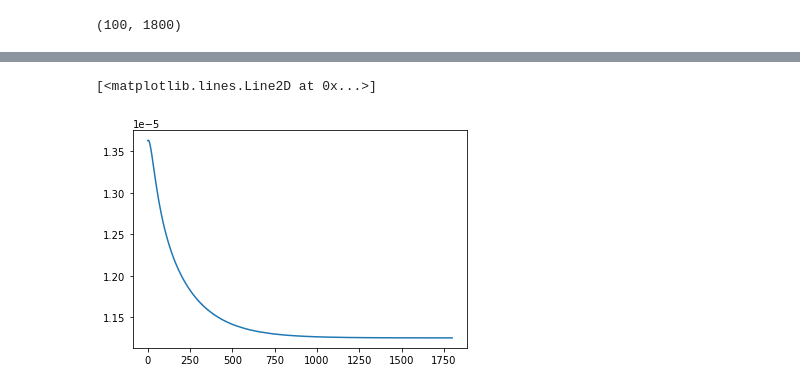
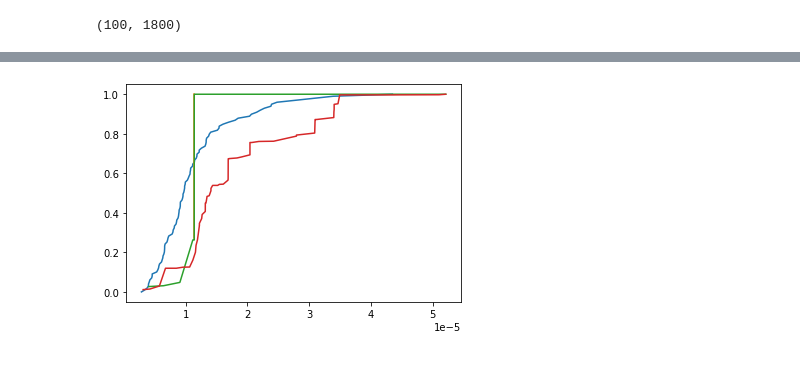
Before and after one commit to dbelivanis/Information-Theory-2, a Jupyter notebook: Optimization/check.ipynb, the cells around one changed output, grey strips where cells are left out. Cells and saved outputs as stored; diff of their text form; code cells hidden in the pictures.

```diff
--- a/Optimization/check.ipynb
+++ b/Optimization/check.ipynb
@@ -92,5 +84,19 @@ plt.plot(Q_MC[index_MC],np.linspace(0,1,100))
-# %%
-plt.plot(q_MC_x.mean(axis=0))
-# %% [output]
-[<matplotlib.lines.Line2D at 0x...>]
-[figure, removed]
+# %%
+time_step = 3
+
+ii = N_steps_orig//(N_steps-1) * (time_step) -1
+
+
+
+Q_MC = q_MC_x[:,ii]
+
+index_MC = np.argsort(Q_MC)
+plt.plot(Q_MC[index_MC],np.linspace(0,1,100))
+
+plot_cdf(p,q_x,time_step,1)
+
+plot_cdf(p,q_x,time_step,8)
+
+plot_cdf(p,q_x,time_step,13)
+# %% [output]
+[figure, added]
```
Also changed, not shown: parts of 14 cells of this notebook, 47 other files.
